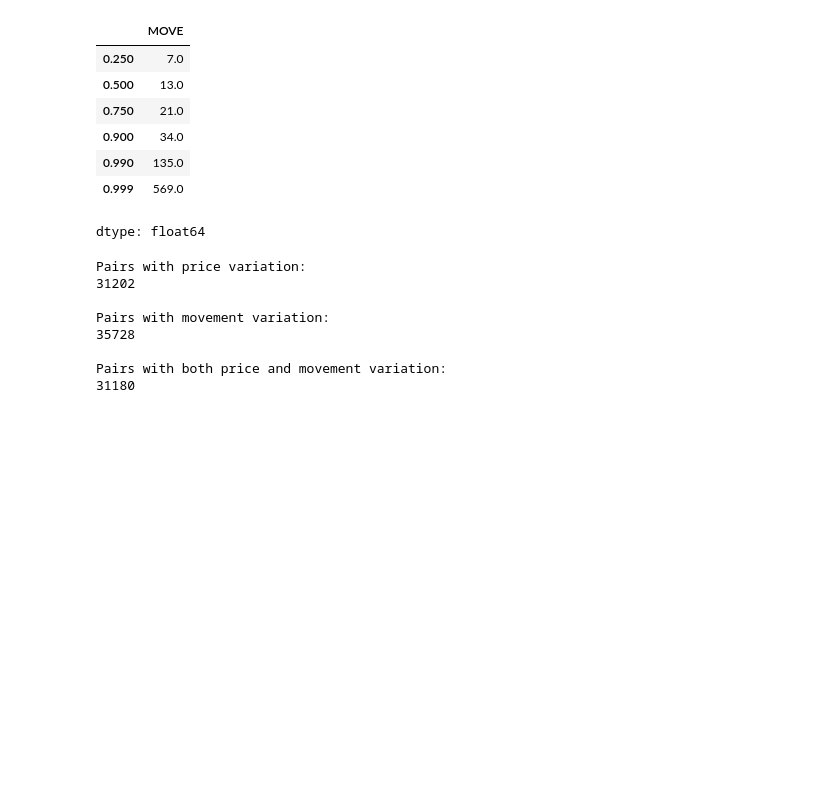
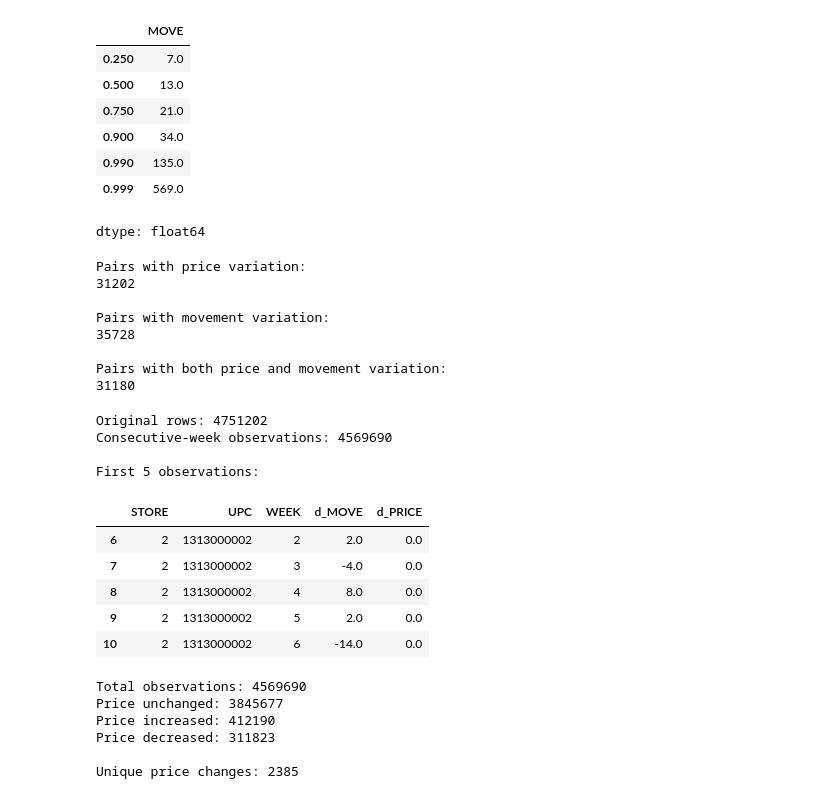
Before and after one commit to Ashokyadhav/Econocausal, a Jupyter notebook: DoubleML.ipynb, the cells around one changed output. Saved outputs shown, nothing was run; the diff lists cells and outputs as text; code cells hidden in the pictures; blank space fills up the shorter version.

```diff
--- a/DoubleML.ipynb
+++ b/DoubleML.ipynb
@@ -461,3 +461,76 @@ Pairs with movement variation:
 
 Pairs with both price and movement variation:
 31180
+# %%
+
+# Step 17: Prepare consecutive-week changes
+
+# Keep only the columns we need
+panel_df = df[["STORE", "UPC", "WEEK", "MOVE", "PRICE"]].copy()
+
+# Sort each product's records within each store by week
+panel_df = panel_df.sort_values(
+    ["STORE", "UPC", "WEEK"]
+)
+
+# Calculate changes within each store-product pair
+grouped = panel_df.groupby(["STORE", "UPC"])
+
+panel_df["week_gap"] = grouped["WEEK"].diff()
+panel_df["d_MOVE"] = grouped["MOVE"].diff()
+panel_df["d_PRICE"] = grouped["PRICE"].diff()
+
+# Keep only observations from consecutive weeks
+dml_df = panel_df.loc[
+    panel_df["week_gap"] == 1,
+    ["STORE", "UPC", "WEEK", "d_MOVE", "d_PRICE"]
+].copy()
+
+print("Original rows:", len(df))
+print("Consecutive-week observations:", len(dml_df))
+
+print("\nFirst 5 observations:")
+display(dml_df.head())
+# %% [output]
+Original rows: 4751202
+Consecutive-week observations: 4569690
+
+First 5 observations:
+|  | STORE | UPC | WEEK | d_MOVE | d_PRICE |
+| 6 | 2 | 1313000002 | 2 | 2.0 | 0.0 |
+| 7 | 2 | 1313000002 | 3 | -4.0 | 0.0 |
+| 8 | 2 | 1313000002 | 4 | 8.0 | 0.0 |
+| 9 | 2 | 1313000002 | 5 | 2.0 | 0.0 |
+| 10 | 2 | 1313000002 | 6 | -14.0 | 0.0 |
+# %%
+
+# Step 18: Check price changes
+
+print("Total observations:", len(dml_df))
+
+print(
+    "Price unchanged:",
+    (dml_df["d_PRICE"] == 0).sum()
+)
+
+print(
+    "Price increased:",
+    (dml_df["d_PRICE"] > 0).sum()
+)
+
+print(
+    "Price decreased:",
+    (dml_df["d_PRICE"] < 0).sum()
+)
+
+print(
+    "\nUnique price changes:",
+    dml_df["d_PRICE"].nunique()
+)
+# %% [output]
+Total observations: 4569690
+Price unchanged: 3845677
+Price increased: 412190
+Price decreased: 311823
+
+Unique price changes: 2385
```
Also changed, not shown: parts of 19 cells of this notebook.
